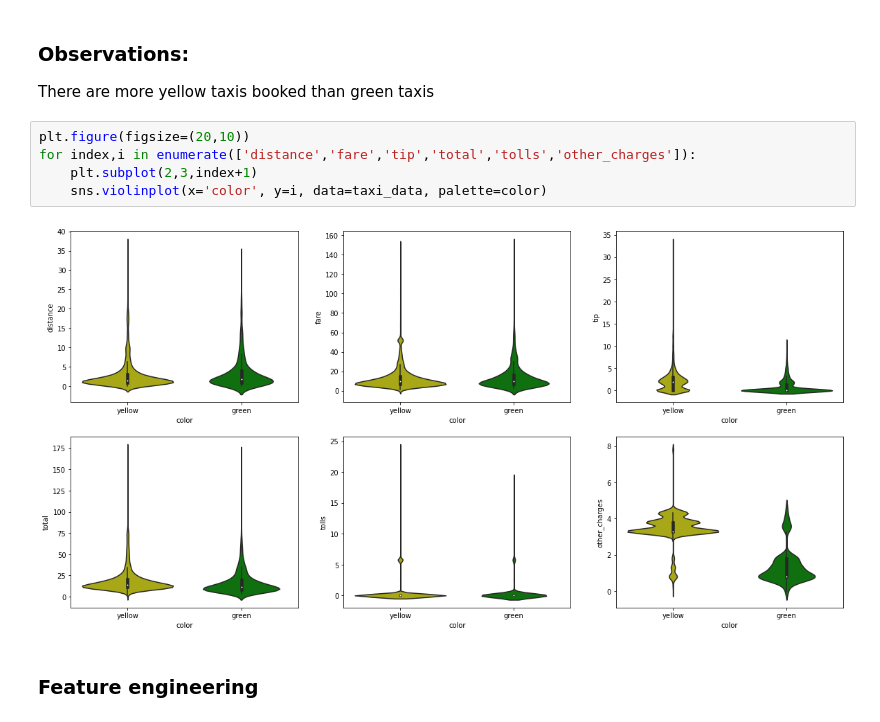
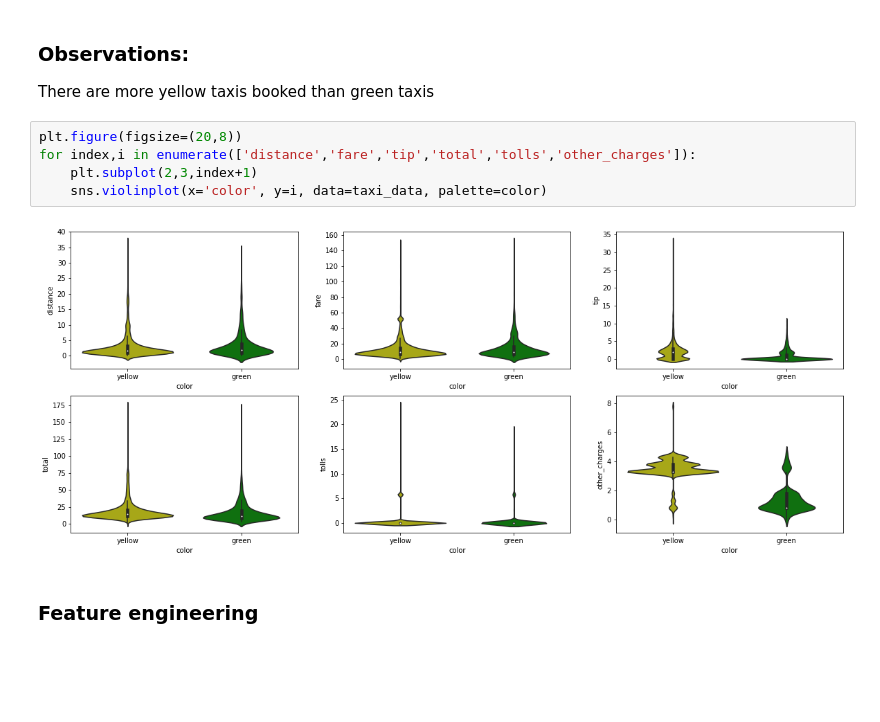
Before and after one commit to shrkntswn/Taxi, a Jupyter notebook: Taxi.ipynb, the cells around one changed output. Drawn from its saved outputs; the diff is of its cells as text; blank space fills up the shorter version.

```diff
--- a/Taxi.ipynb
+++ b/Taxi.ipynb
@@ -165,12 +162,12 @@ sns.countplot(x='color', data=taxi_data, palette={'yellow':'y','green':'g'})
 ### Observations:
 There are more yellow taxis booked than green taxis
 # %%
-plt.figure(figsize=(20,10))
+plt.figure(figsize=(20,8))
 for index,i in enumerate(['distance','fare','tip','total','tolls','other_charges']):
     plt.subplot(2,3,index+1)
     sns.violinplot(x='color', y=i, data=taxi_data, palette=color)
 # %% [output]
-[figure, old version]
+[figure, new version]
 # %% [markdown]
 ### Feature engineering
 # %% [markdown]
```
Also changed, not shown: parts of 12 cells of this notebook.
